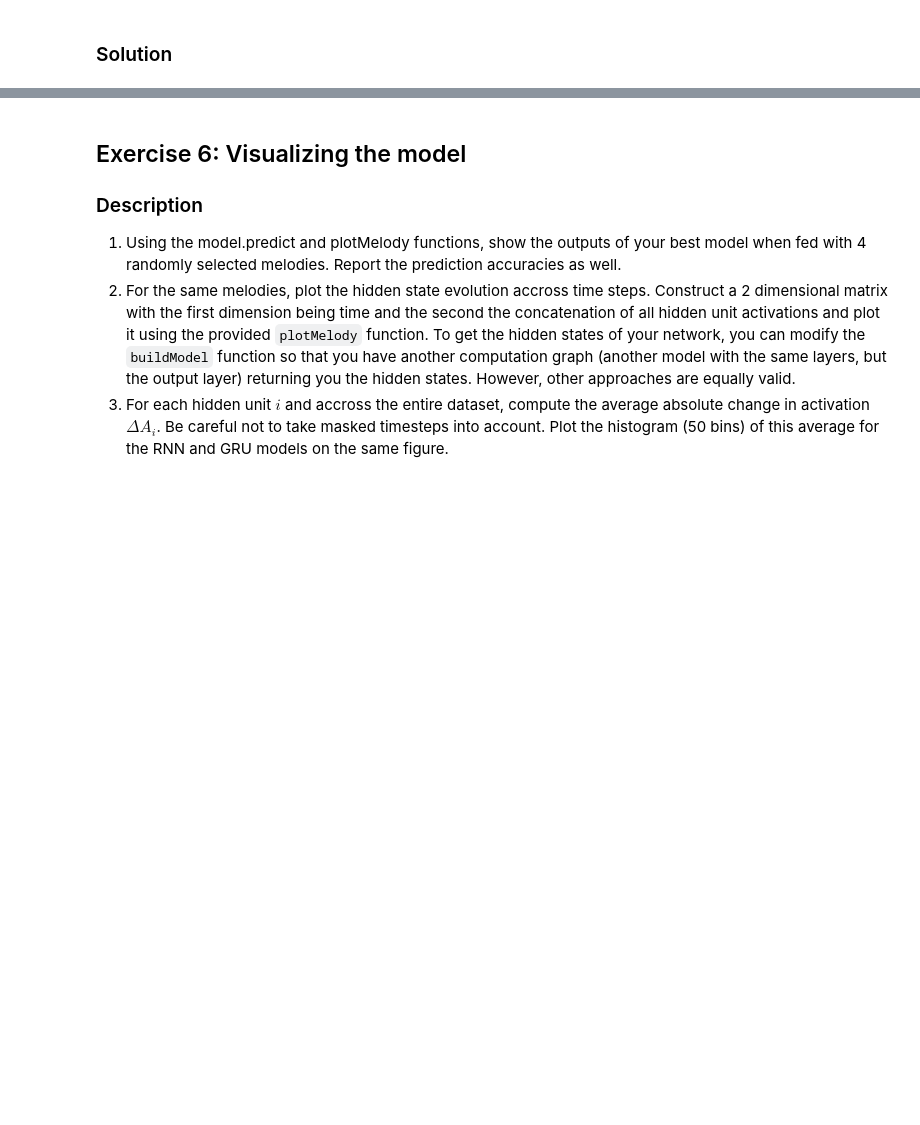
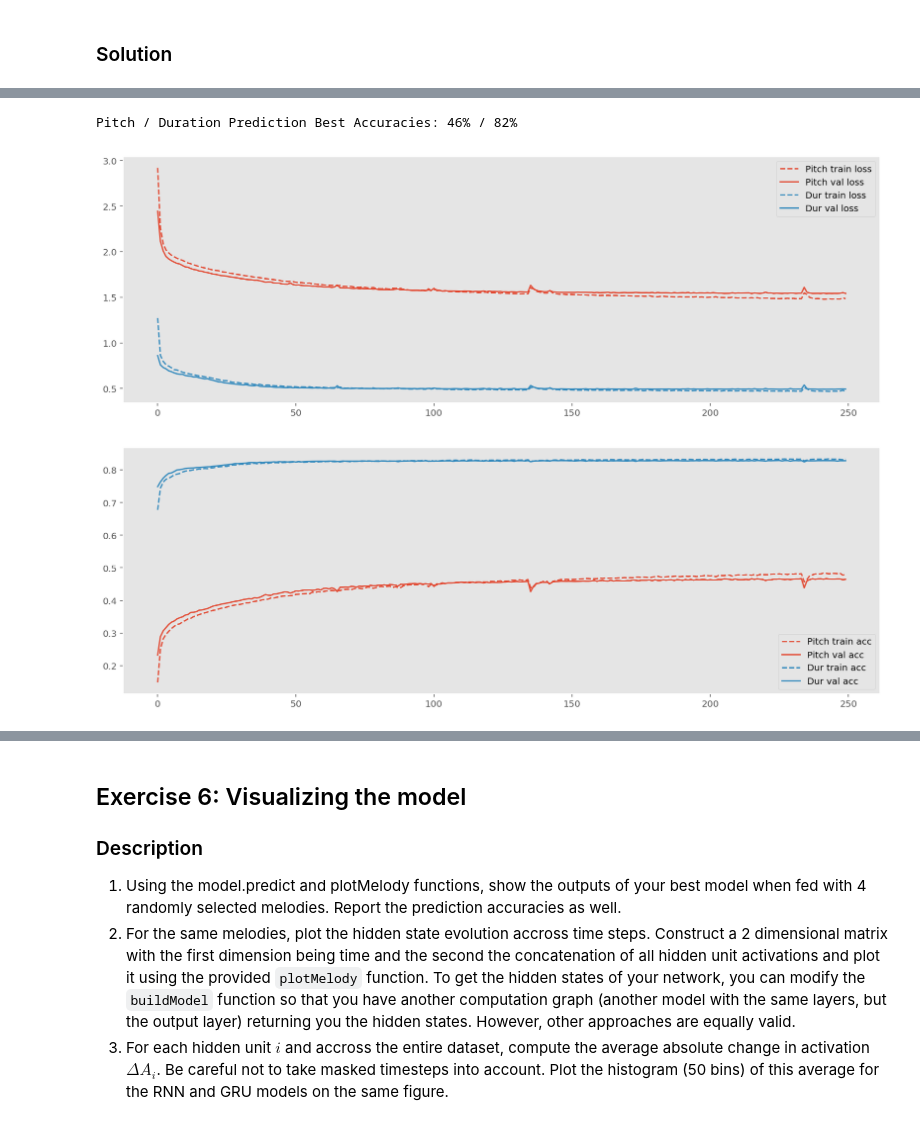
Before and after one commit to Kinchul/ann_projects, a Jupyter notebook: miniproject2/miniproject2.ipynb, the cells around one changed output, grey strips where cells are left out. Drawn from its saved outputs; the diff is of its cells as text; code cells hidden in the pictures; blank space fills up the shorter version.

```diff
--- a/miniproject2/miniproject2.ipynb
+++ b/miniproject2/miniproject2.ipynb
@@ -838,0 +981,13 @@ RNNmodel.summary()
+# %%
+with open('SavedData/ex5_gru_history.txt', 'w') as outfile:
+    json.dump(history.history, outfile)
+with open('SavedData/ex5_gru_history.txt') as data_file:
+    history_gru = json.load(data_file)
+# %%
+plotLearningCurves(history_gru)
+print("Pitch / Duration Prediction Best Accuracies: %d%% / %d%%" % (history_gru['val_YP_acc'][-1]*100,
+                                                                    history_gru['val_YT_acc'][-1]*100))
+# %% [output]
+Pitch / Duration Prediction Best Accuracies: 46% / 82%
+[figure, added]
+[figure, added]
```
Also changed, not shown: parts of 24 cells of this notebook, 3 other files.
